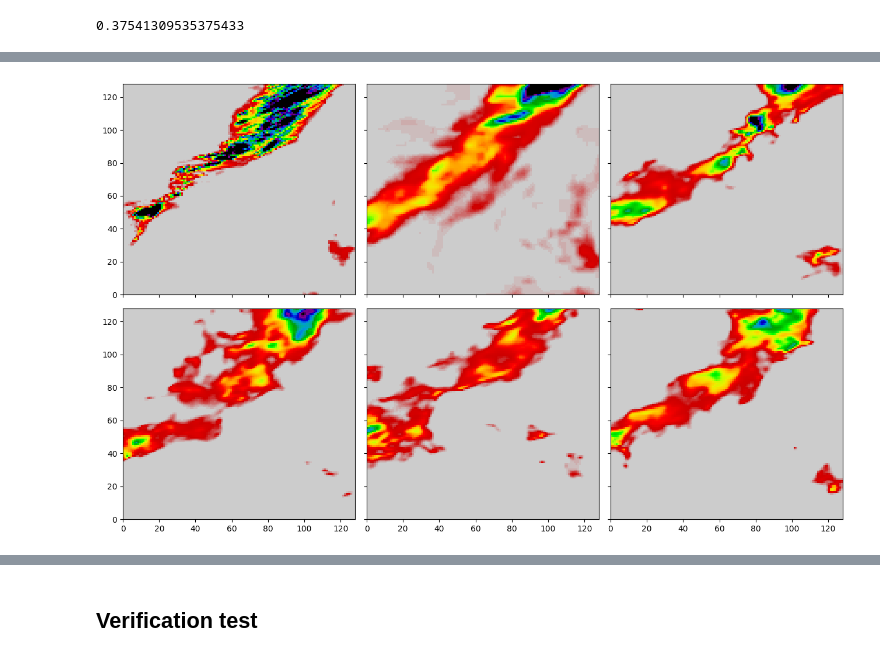
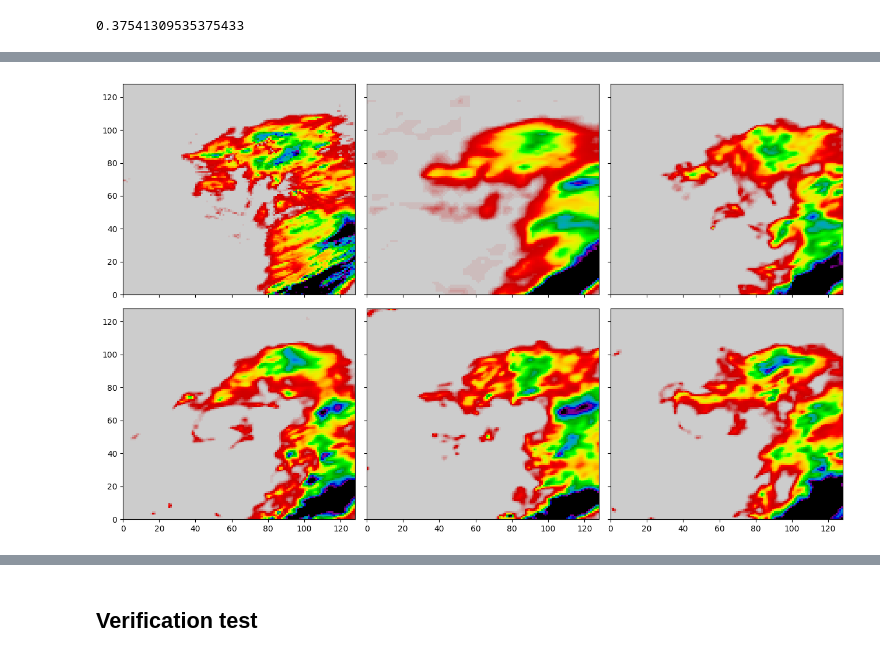
Before and after one commit to yingkaisha/MRMS_diffusion_bridge, a Jupyter notebook: CNN02_LDM_with_resize_prediction_test.ipynb, the cells around one changed output, grey strips where cells are left out. Drawn from its saved outputs; the diff is of its cells as text; code cells hidden in the pictures.

```diff
--- a/CNN02_LDM_with_resize_prediction_test.ipynb
+++ b/CNN02_LDM_with_resize_prediction_test.ipynb
@@ -594,30 +594,16 @@ plt.tight_layout()
 # %%
 i_pick = 9
 
 fig, AX = plt.subplots(2, 3, figsize=(13, 8), sharex=True, sharey=True)
 
-AX[0][0].pcolormesh(MRMS_true_eval[i_pick, ...], vmin=0, vmax=15, cmap=plt.cm.nipy_spectral_r)
-AX[0][1].pcolormesh(APCP_true_eval[i_pick, ...], vmin=0, vmax=15, cmap=plt.cm.nipy_spectral_r)
+AX[0][0].pcolormesh(MRMS_true_eval[i_pick, ...], vmin=0, vmax=10, cmap=plt.cm.nipy_spectral_r)
+AX[0][1].pcolormesh(APCP_true_eval[i_pick, ...], vmin=0, vmax=10, cmap=plt.cm.nipy_spectral_r)
 
-AX[0][2].pcolormesh(MRMS_pred_eval[0, i_pick, ...], vmin=0, vmax=15, cmap=plt.cm.nipy_spectral_r)
-AX[1][0].pcolormesh(MRMS_pred_eval[1, i_pick, ...], vmin=0, vmax=15, cmap=plt.cm.nipy_spectral_r)
-AX[1][1].pcolormesh(MRMS_pred_eval[2, i_pick, ...], vmin=0, vmax=15, cmap=plt.cm.nipy_spectral_r)
-AX[1][2].pcolormesh(MRMS_pred_eval[3, i_pick, ...], vmin=0, vmax=15, cmap=plt.cm.nipy_spectral_r)
+AX[0][2].pcolormesh(MRMS_pred_eval[0, i_pick, ...], vmin=0, vmax=10, cmap=plt.cm.nipy_spectral_r)
+AX[1][0].pcolormesh(MRMS_pred_eval[1, i_pick, ...], vmin=0, vmax=10, cmap=plt.cm.nipy_spectral_r)
+AX[1][1].pcolormesh(MRMS_pred_eval[2, i_pick, ...], vmin=0, vmax=10, cmap=plt.cm.nipy_spectral_r)
+AX[1][2].pcolormesh(MRMS_pred_eval[3, i_pick, ...], vmin=0, vmax=10, cmap=plt.cm.nipy_spectral_r)
 
 plt.tight_layout()
+# %% [output]
+[figure, added]
-# %%
-i_pick = 4
-
-fig, AX = plt.subplots(2, 3, figsize=(13, 8), sharex=True, sharey=True)
-
-AX[0][0].pcolormesh(MRMS_true_eval[i_pick, ...], vmin=0, vmax=15, cmap=plt.cm.nipy_spectral_r)
-AX[0][1].pcolormesh(APCP_true_eval[i_pick, ...], vmin=0, vmax=15, cmap=plt.cm.nipy_spectral_r)
-
-AX[0][2].pcolormesh(MRMS_pred_eval[0, i_pick, ...], vmin=0, vmax=15, cmap=plt.cm.nipy_spectral_r)
-AX[1][0].pcolormesh(MRMS_pred_eval[1, i_pick, ...], vmin=0, vmax=15, cmap=plt.cm.nipy_spectral_r)
-AX[1][1].pcolormesh(MRMS_pred_eval[2, i_pick, ...], vmin=0, vmax=15, cmap=plt.cm.nipy_spectral_r)
-AX[1][2].pcolormesh(MRMS_pred_eval[3, i_pick, ...], vmin=0, vmax=15, cmap=plt.cm.nipy_spectral_r)
-
-plt.tight_layout()
-# %% [output]
-[figure, removed]
```
Also changed, not shown: parts of 13 cells of this notebook, 2 other files.
